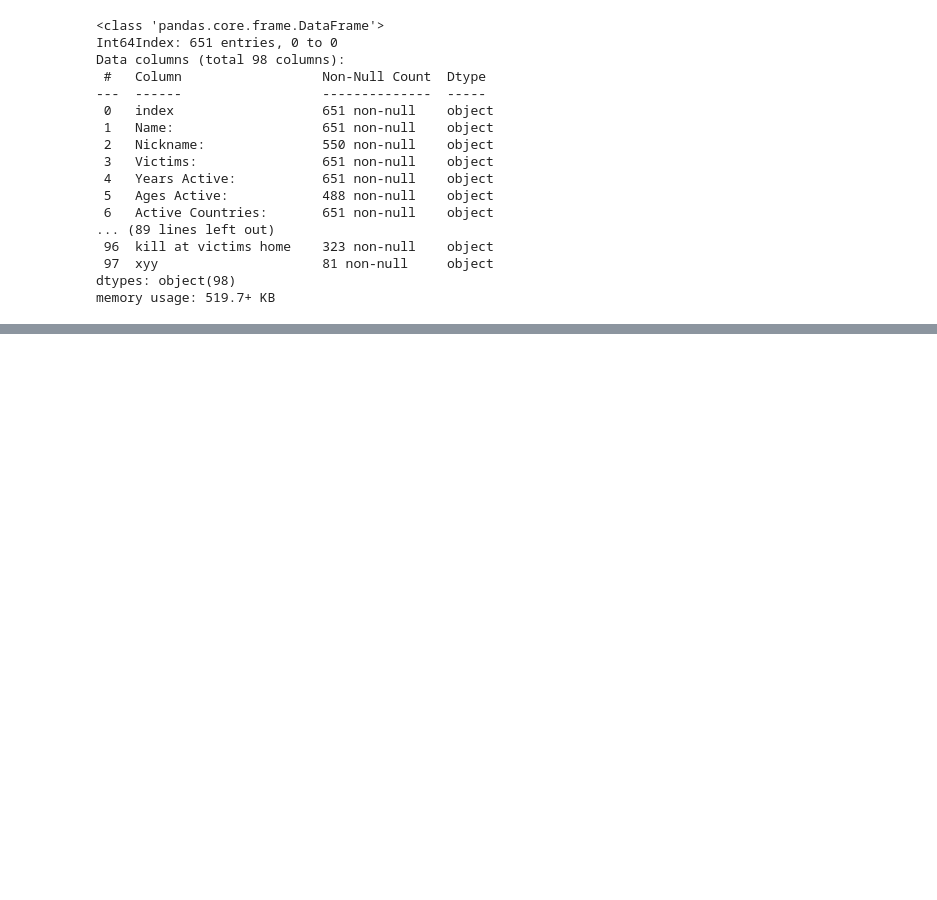
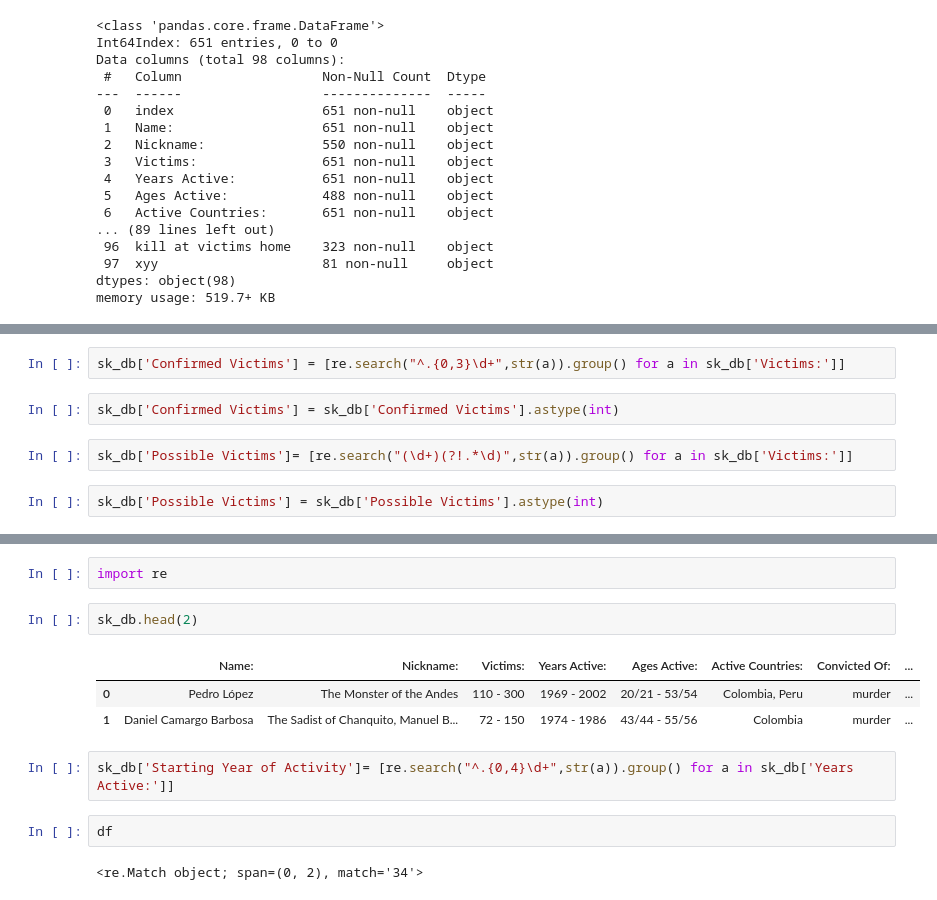
Before and after one commit to langulski/SerialKiller-WebScraping, a Jupyter notebook: sk_db .ipynb, the cells around one changed output, grey strips where cells are left out. Drawn from its saved outputs; the diff is of its cells as text; blank space fills up the shorter version.

```diff
--- a/sk_db .ipynb
+++ b/sk_db .ipynb
@@ -147,0 +214,8 @@ memory usage: 519.7+ KB
+# %%
+sk_db['Confirmed Victims'] = [re.search("^.{0,3}\d+",str(a)).group() for a in sk_db['Victims:']]
+# %%
+sk_db['Confirmed Victims'] = sk_db['Confirmed Victims'].astype(int)
+# %%
+sk_db['Possible Victims']= [re.search("(\d+)(?!.*\d)",str(a)).group() for a in sk_db['Victims:']]
+# %%
+sk_db['Possible Victims'] = sk_db['Possible Victims'].astype(int)
@@ -147,0 +242,14 @@ memory usage: 519.7+ KB
+# %%
+import re
+# %%
+sk_db.head(2)
+# %% [output]
+|  | Name: | Nickname: | Victims: | Years Active: | Ages Active: | Active Countries: | Convicted Of: | ... |
+| 0 | Pedro López | The Monster of the Andes | 110 - 300 | 1969 - 2002 | 20/21 - 53/54 | Colombia, Peru | murder | ... |
+| 1 | Daniel Camargo Barbosa | The Sadist of Chanquito, Manuel B... | 72 - 150 | 1974 - 1986 | 43/44 - 55/56 | Colombia | murder | ... |
+# %%
+sk_db['Starting Year of Activity']= [re.search("^.{0,4}\d+",str(a)).group() for a in sk_db['Years Active:']]
+# %%
+df
+# %% [output]
+<re.Match object; span=(0, 2), match='34'>
```
Also changed, not shown: parts of 14 cells of this notebook, 2 other files.
